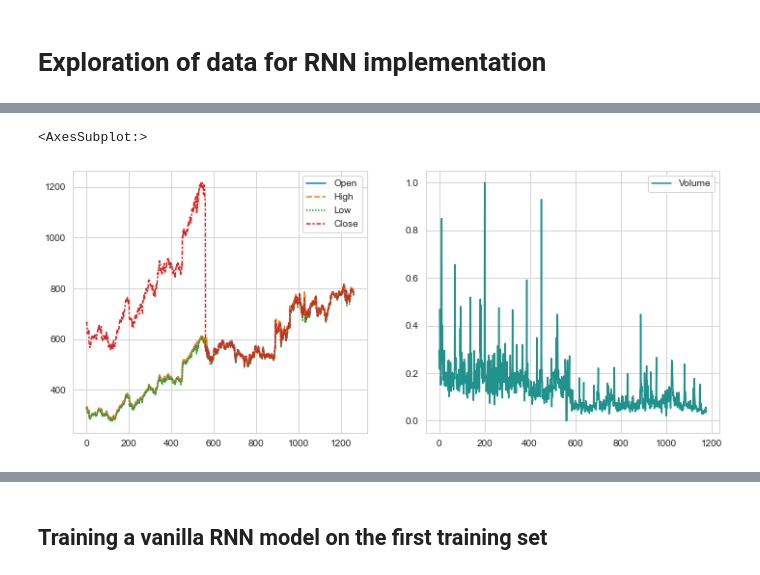
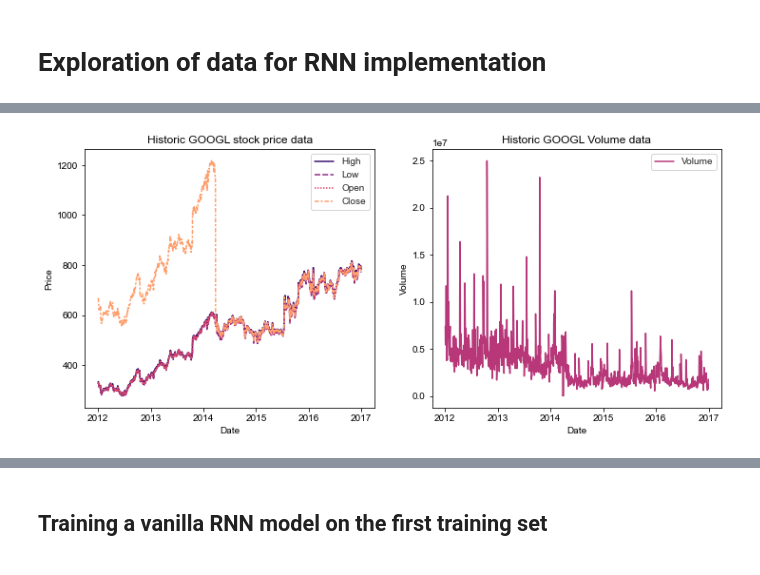
Before and after one commit to Pliploop/Stock_Prediction_RNN, a Jupyter notebook: Exploration.ipynb, the cells around one changed output, grey strips where cells are left out. Drawn from its saved outputs; the diff is of its cells as text; code cells hidden in the pictures.

```diff
--- a/Exploration.ipynb
+++ b/Exploration.ipynb
@@ -45,3 +45,6 @@ val_set_scaled[val_set_scaled.columns]=sc.transform(val_set_scaled)
 # test_set_scaled = pd.concat([val_set[len(val_set)-n_history:len(val_set)],test_set])
 test_set_scaled = test_set.copy()
 test_set_scaled[test_set_scaled.columns]=sc.transform(test_set_scaled)
+# %%
+train_set_with_low.index = pd.to_datetime(train_set_with_low.Date)
+train_set_with_low.Volume = train_set_with_low.Volume.str.replace(',','').astype(float)
@@ -48,12 +68,15 @@ test_set_scaled[test_set_scaled.columns]=sc.transform(test_set_scaled)
 # %%
 fig,ax=plt.subplots(1,2,figsize=(12,5))
 sns.set_style("whitegrid")
 
-sns.lineplot(data=train_set_with_low,ax=ax[0])
-sns.lineplot(data=train_set_scaled[['Volume']],ax=ax[1],palette='viridis')
+sns.lineplot(data=train_set_with_low[['High','Low','Open','Close']],ax=ax[0],palette='magma')
+sns.lineplot(data=train_set_with_low[['Volume']],ax=ax[1],palette='magma')
+ax[0].set(title = 'Historic GOOGL stock price data',ylabel='Price')
+ax[1].set(title = 'Historic GOOGL Volume data',ylabel = 'Volume')
+
+fig.savefig('Outputs/Data_overview.png')
 # %% [output]
-<AxesSubplot:>
-[figure, old version]
+[figure, new version]
 # %%
 
 sns.set_style("whitegrid")
```
Also changed, not shown: parts of 13 cells of this notebook, 11 other files.
